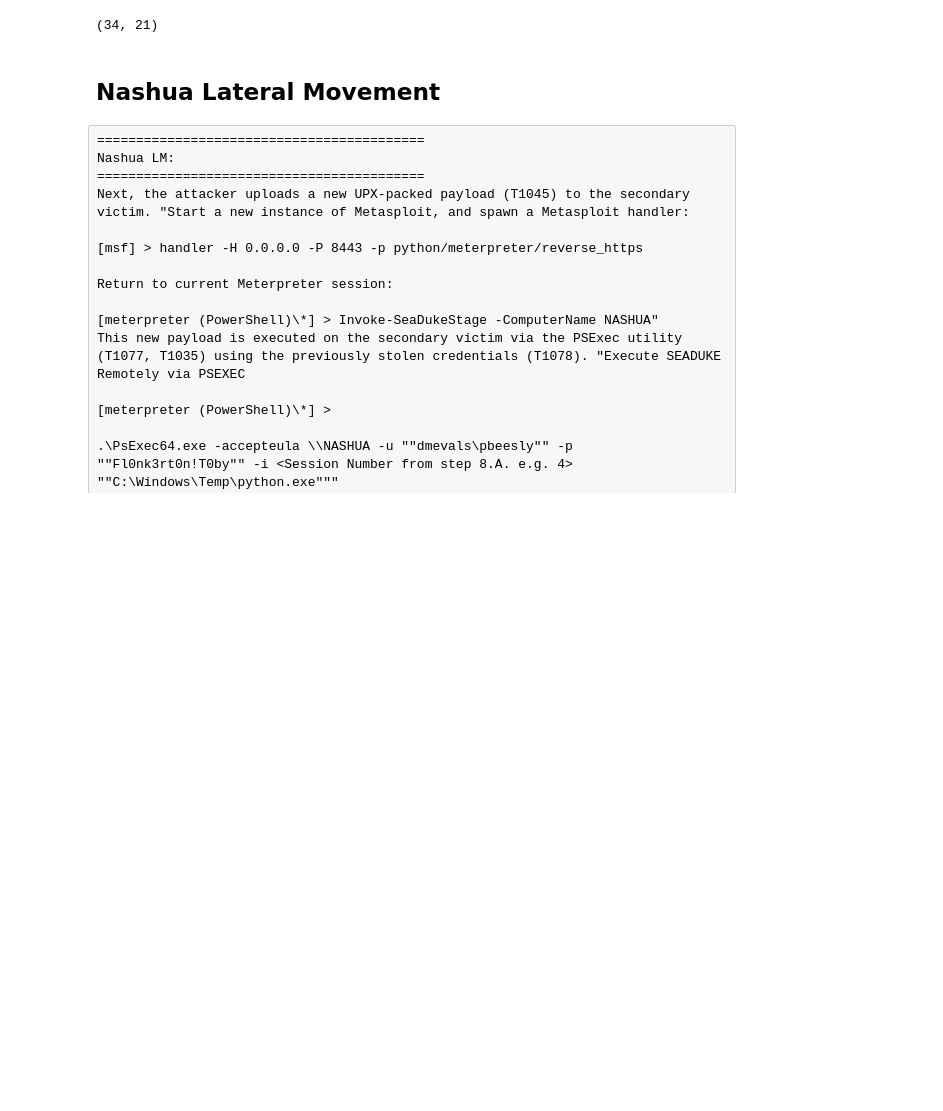
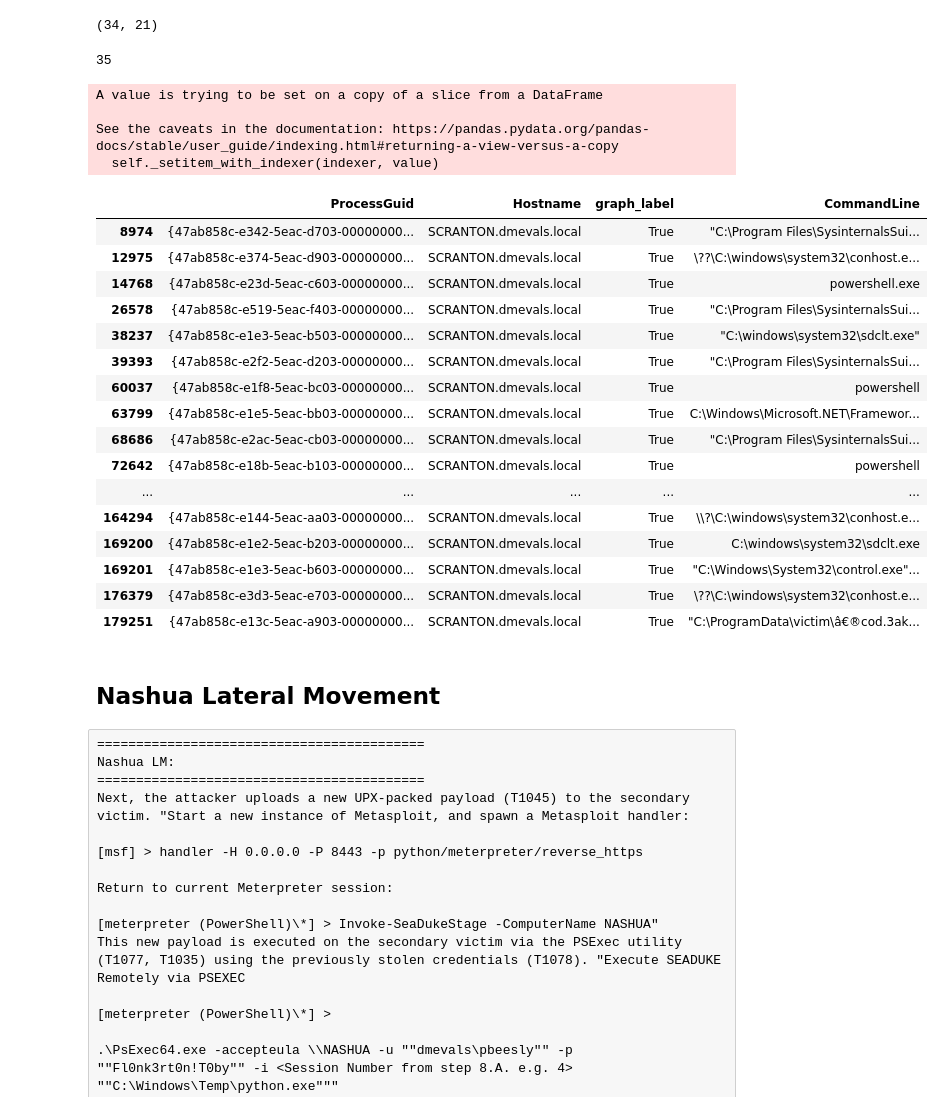
Before and after one commit to zulu8/graph_msc, a Jupyter notebook: 31_NetworkX_beagle5_label3.ipynb, the cells around one changed output. Drawn from its saved outputs; the diff is of its cells as text; code cells hidden in the pictures; blank space fills up the shorter version.

```diff
--- a/NetworkX_beagle5_label3.ipynb
+++ b/31_NetworkX_beagle5_label3.ipynb
@@ -692,6 +692,47 @@ df_bad_proc = df.loc[(df.NodeID.isin(descendants)) & (df['_node_type']=='Process
 df_bad_proc.shape
 # %% [output]
 (34, 21)
+# %%
+graph_bad_guids = []
+for i in proc_nodes:
+    graph_bad_guids.append(H.node[i]['properties']['process_guid'])
+print(len(graph_bad_guids))
+#print(graph_bad_guids)
+
+label_bad_guids = df_label.loc[(df_label['TP_Binary'] == True) & (df_label.ProcessGuid.notnull())]['ProcessGuid'].unique()
+pd_all_guids = df_label.loc[(df_label.ProcessGuid.notnull()) & (df_label.CommandLine.notnull())][['ProcessGuid', 'Hostname', 'TP_Binary', 'CommandLine']]
+pd_all_guids['orig_label'] = False
+pd_all_guids['orig_label'].loc[pd_all_guids.ProcessGuid.isin(label_bad_guids)] = True
+
+pd_all_guids = pd_all_guids.drop(columns=['TP_Binary']).drop_duplicates()
+pd_all_guids['graph_label'] = False
+pd_all_guids['graph_label'].loc[pd_all_guids.ProcessGuid.isin(graph_bad_guids)] = True
+
+with pd.option_context('display.max_rows', None, 'display.max_columns', None, 'display.max_colwidth', None):
+    display(pd_all_guids[['ProcessGuid', 'Hostname', 'graph_label', 'CommandLine']].loc[((pd_all_guids.graph_label==True))])
+# %% [output]
+35
+A value is trying to be set on a copy of a slice from a DataFrame
+
+See the caveats in the documentation: https://pandas.pydata.org/pandas-docs/stable/user_guide/indexing.html#returning-a-view-versus-a-copy
+  self._setitem_with_indexer(indexer, value)
+|  | ProcessGuid | Hostname | graph_label | CommandLine |
+| 8974 | {47ab858c-e342-5eac-d703-00000000... | SCRANTON.dmevals.local | True | "C:\Program Files\SysinternalsSui... |
+| 12975 | {47ab858c-e374-5eac-d903-00000000... | SCRANTON.dmevals.local | True | \??\C:\windows\system32\conhost.e... |
+| 14768 | {47ab858c-e23d-5eac-c603-00000000... | SCRANTON.dmevals.local | True | powershell.exe |
+| 26578 | {47ab858c-e519-5eac-f403-00000000... | SCRANTON.dmevals.local | True | "C:\Program Files\SysinternalsSui... |
+| 38237 | {47ab858c-e1e3-5eac-b503-00000000... | SCRANTON.dmevals.local | True | "C:\windows\system32\sdclt.exe" |
+| 39393 | {47ab858c-e2f2-5eac-d203-00000000... | SCRANTON.dmevals.local | True | "C:\Program Files\SysinternalsSui... |
+| 60037 | {47ab858c-e1f8-5eac-bc03-00000000... | SCRANTON.dmevals.local | True | powershell |
+| 63799 | {47ab858c-e1e5-5eac-bb03-00000000... | SCRANTON.dmevals.local | True | C:\Windows\Microsoft.NET\Framewor... |
+| 68686 | {47ab858c-e2ac-5eac-cb03-00000000... | SCRANTON.dmevals.local | True | "C:\Program Files\SysinternalsSui... |
+| 72642 | {47ab858c-e18b-5eac-b103-00000000... | SCRANTON.dmevals.local | True | powershell |
+| ... | ... | ... | ... | ... |
+| 164294 | {47ab858c-e144-5eac-aa03-00000000... | SCRANTON.dmevals.local | True | \\?\C:\windows\system32\conhost.e... |
+| 169200 | {47ab858c-e1e2-5eac-b203-00000000... | SCRANTON.dmevals.local | True | C:\windows\system32\sdclt.exe |
+| 169201 | {47ab858c-e1e3-5eac-b603-00000000... | SCRANTON.dmevals.local | True | "C:\Windows\System32\control.exe"... |
+| 176379 | {47ab858c-e3d3-5eac-e703-00000000... | SCRANTON.dmevals.local | True | \??\C:\windows\system32\conhost.e... |
+| 179251 | {47ab858c-e13c-5eac-a903-00000000... | SCRANTON.dmevals.local | True | "C:\ProgramData\victim\â€®cod.3ak... |
 # %% [markdown]
 ## Nashua Lateral Movement
 # %% [raw]
```
Also changed, not shown: parts of 7 cells of this notebook, 2 other files.
